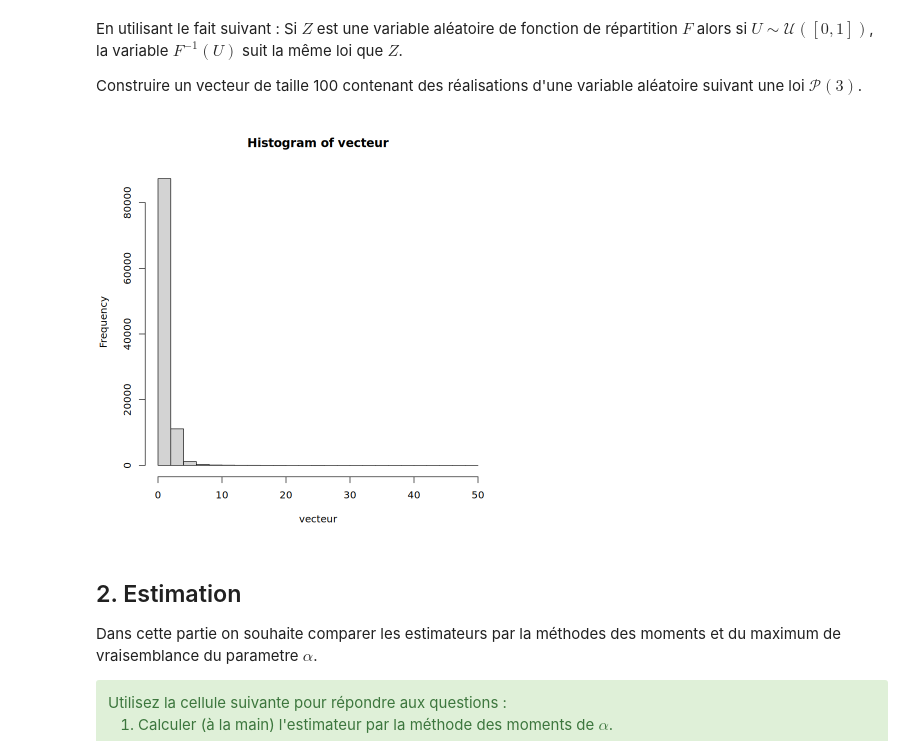
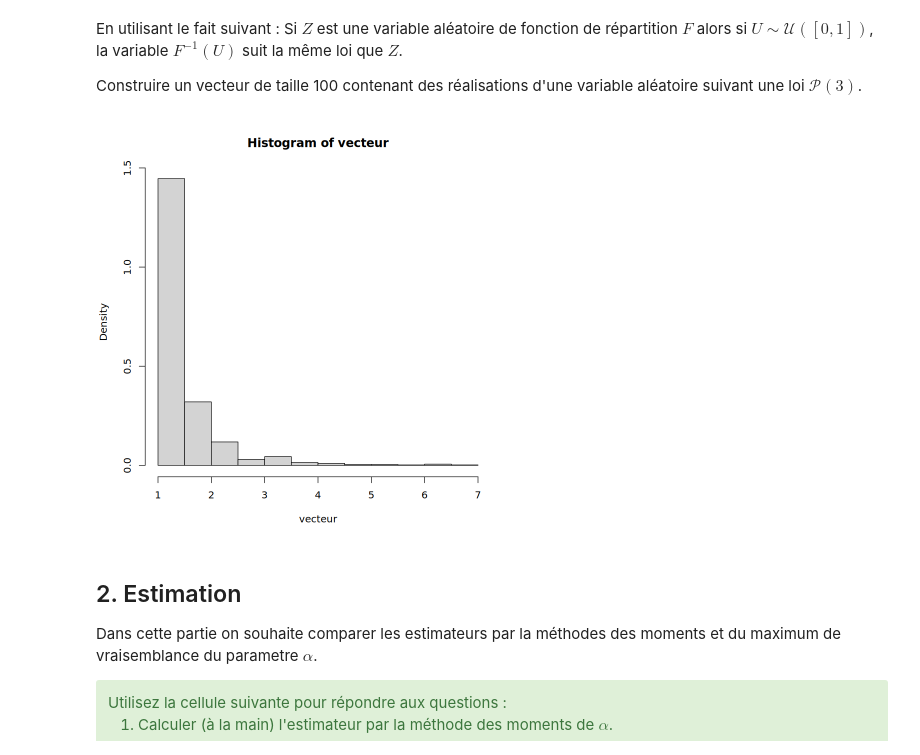
Before and after one commit to adrienmanciet-sys/statistics, a Jupyter notebook: seance_09_09_25/TP2_2_estimation.ipynb, the cells around one changed output. Drawn from its saved outputs; the diff is of its cells as text; code cells hidden in the pictures.

```diff
--- a/seance_09_09_25/TP2_2_estimation.ipynb
+++ b/seance_09_09_25/TP2_2_estimation.ipynb
@@ -16,13 +16,13 @@ Construire un vecteur de taille 100 contenant des réalisations d'une variable a
 # %%
 ## A FAIRE
 par(bg = "white")
-uniforme <- runif(100000, min = 0, max = 1)
-fonction <- function(x)
+uniforme <- runif(1000, min = 0, max = 1)
+pareto <- function(x)
     return((1-x)^(-1/3))
-vecteur <- sapply(uniforme, fonction)
-hist(vecteur)
+vecteur <- sapply(uniforme, pareto)
+hist(vecteur, probability = TRUE)
 # %% [output]
-[figure, old version]
+[figure, new version]
 # %% [markdown]
 ##  2. Estimation
 
```
Also changed, not shown: parts of 5 cells of this notebook.
